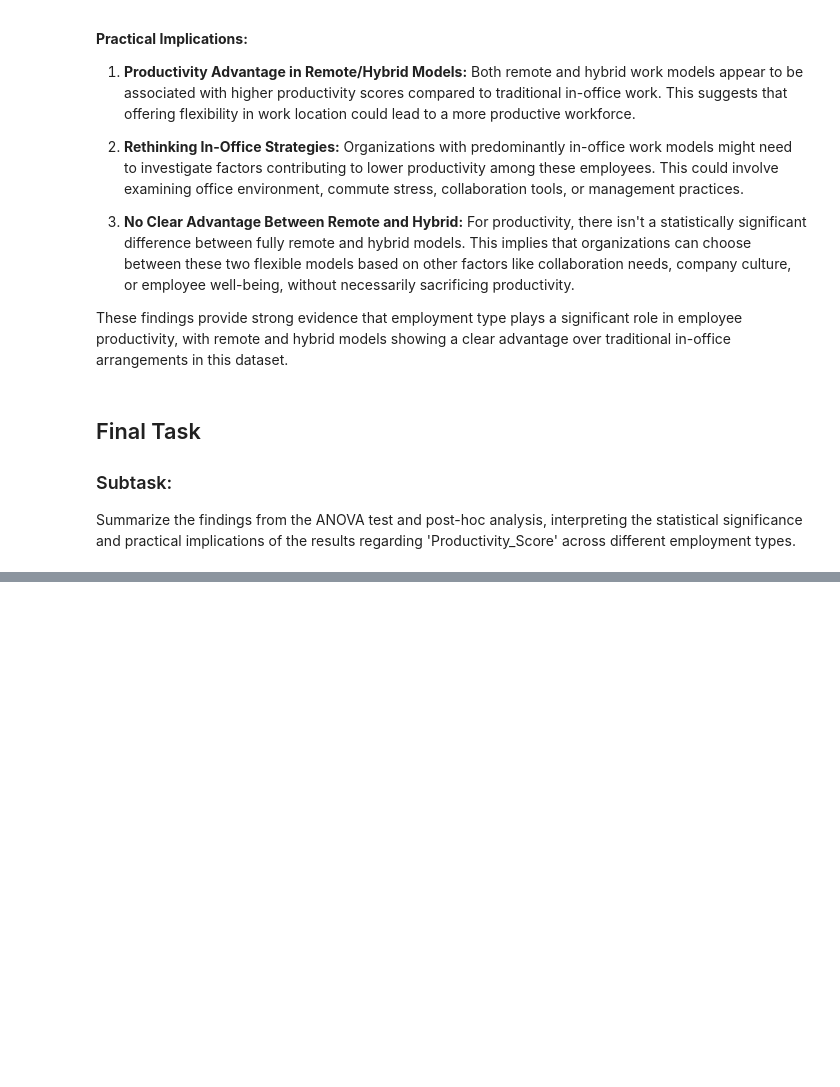
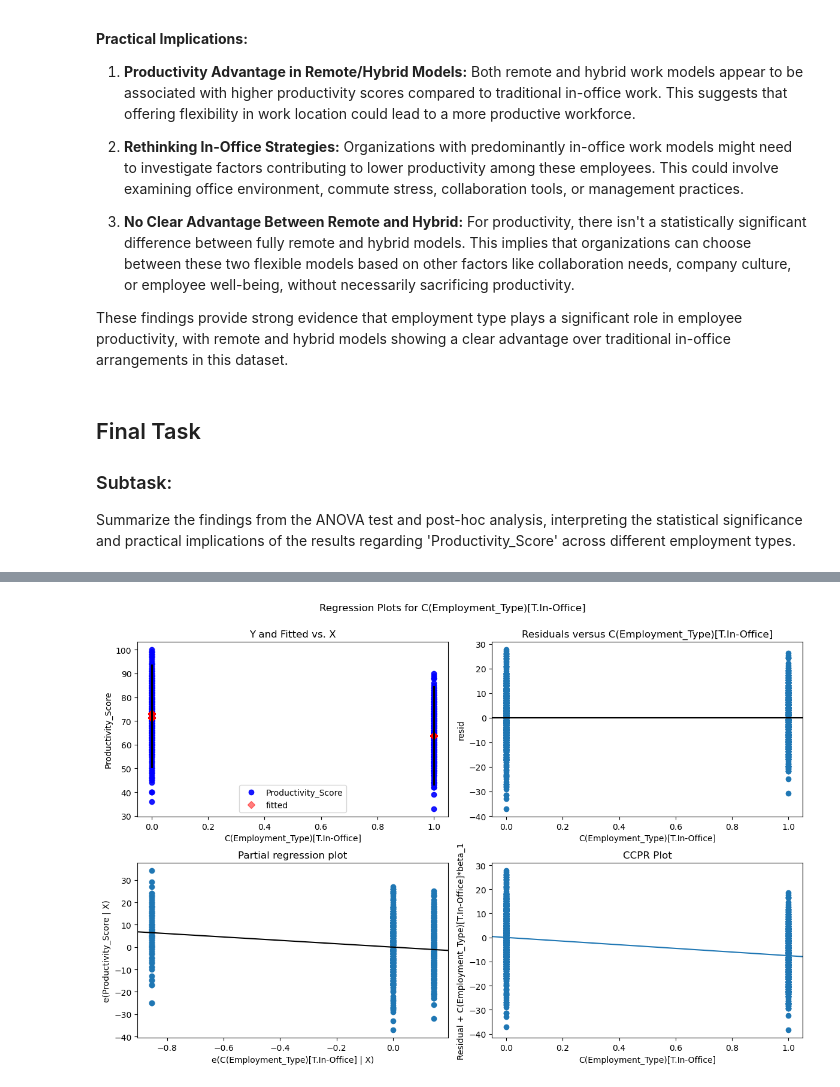
Before and after one commit to Mehar-shan/Analyzing-Remote-Work-Productivity-using-t-Test-and-ANOVA, a Jupyter notebook: final_code.ipynb, the cells around one changed output, grey strips where cells are left out. Saved outputs shown, nothing was run; the diff lists cells and outputs as text; code cells hidden in the pictures; blank space fills up the shorter version.

```diff
--- a/final_code.ipynb
+++ b/final_code.ipynb
@@ -394,0 +420,7 @@ The ANOVA test and post-hoc analysis revealed statistically significant differen
+# %%
+# check the accuracy of the model
+import statsmodels.api as sm
+sm.graphics.plot_regress_exog(model, 'C(Employment_Type)[T.In-Office]', fig=plt.figure(figsize=(12,8)))
+plt.show()
+# %% [output]
+[figure, added]
```
Also changed, not shown: parts of 10 cells of this notebook.
